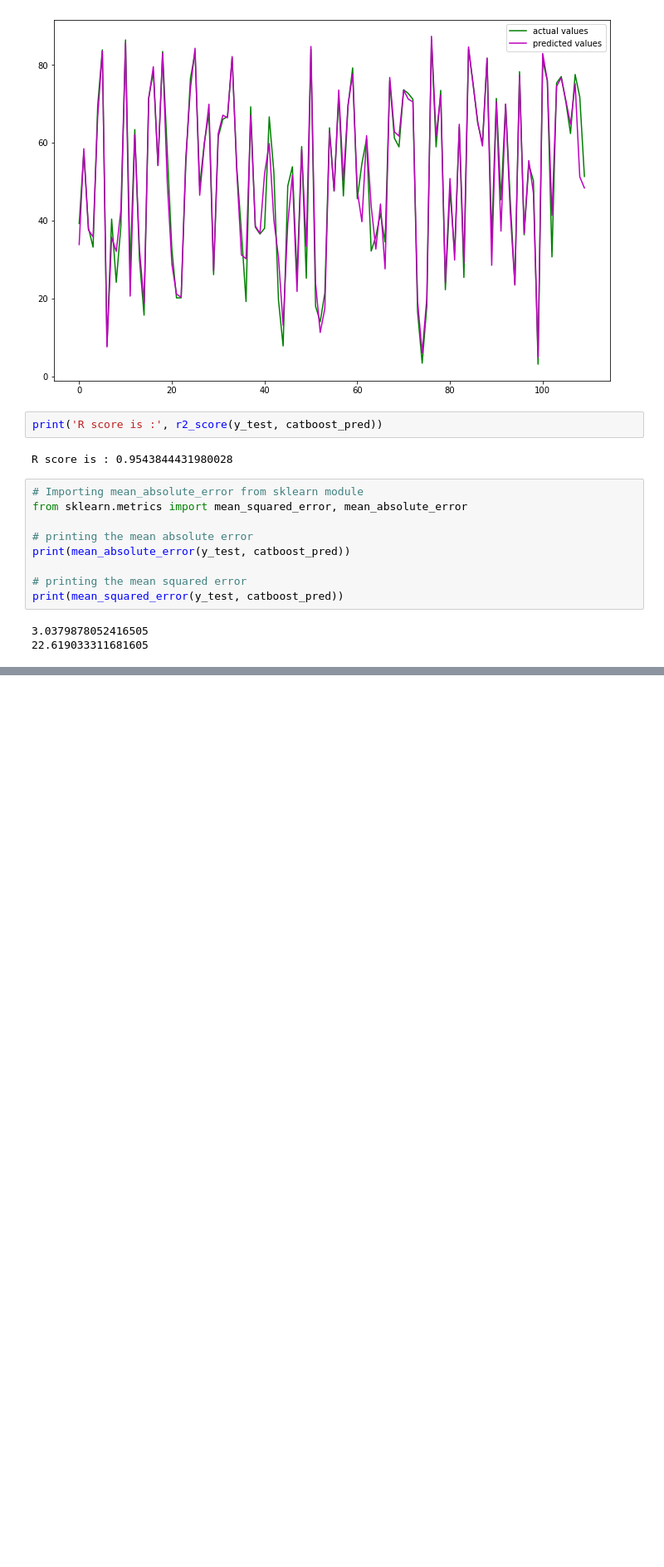
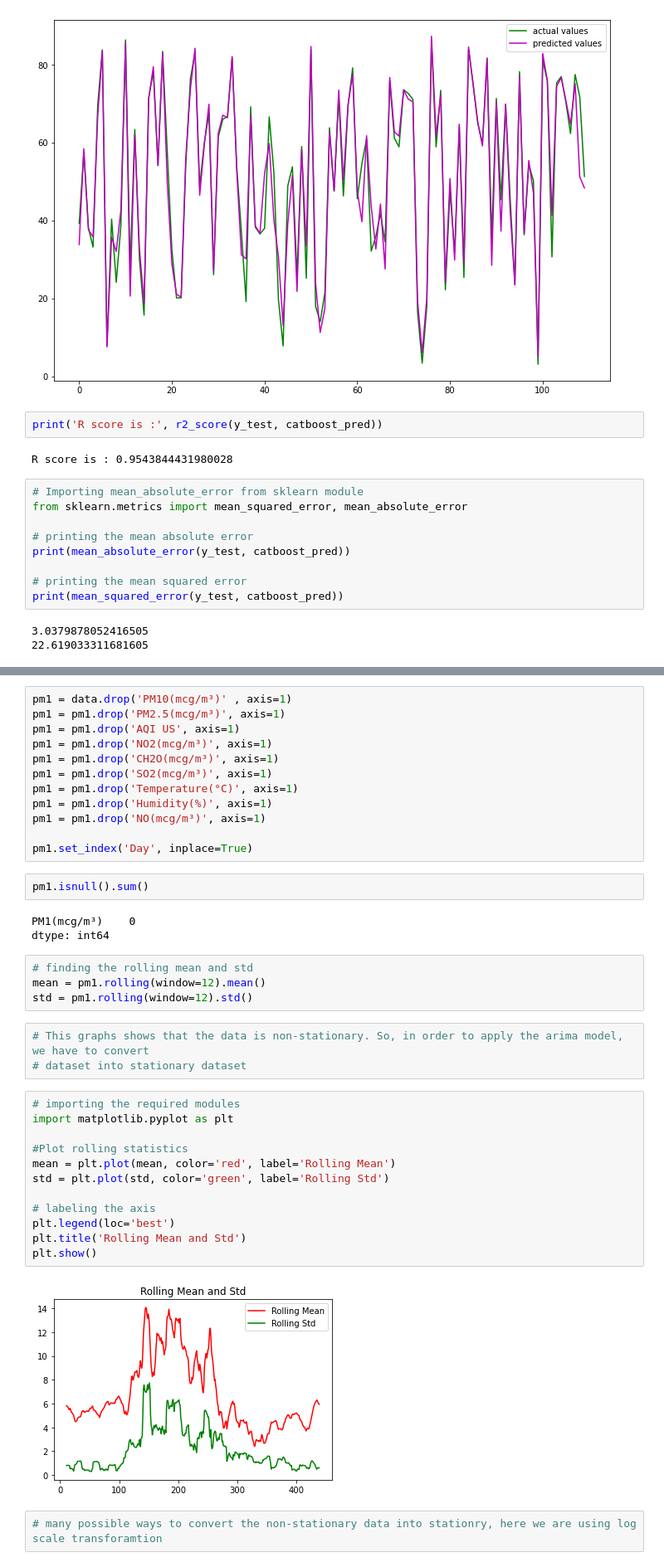
Before and after one commit to bashiralam185/Final_year_project, a Jupyter notebook: Datasets/PM1-PM10.ipynb, the cells around one changed output, grey strips where cells are left out. Shown at 83% size. Cells and saved outputs as stored; diff of their text form; blank space fills up the shorter version.

Commit message:
Applied arima model

```diff
--- a/Datasets/PM1-PM10.ipynb
+++ b/Datasets/PM1-PM10.ipynb
@@ -605,0 +618,40 @@ plt.show()
+# %%
+pm1 = data.drop('PM10(mcg/m³)' , axis=1)
+pm1 = pm1.drop('PM2.5(mcg/m³)', axis=1)
+pm1 = pm1.drop('AQI US', axis=1)
+pm1 = pm1.drop('NO2(mcg/m³)', axis=1)
+pm1 = pm1.drop('CH2O(mcg/m³)', axis=1)
+pm1 = pm1.drop('SO2(mcg/m³)', axis=1)
+pm1 = pm1.drop('Temperature(°C)', axis=1)
+pm1 = pm1.drop('Humidity(%)', axis=1)
+pm1 = pm1.drop('NO(mcg/m³)', axis=1)
+
+pm1.set_index('Day', inplace=True)
+# %%
+pm1.isnull().sum()
+# %% [output]
+PM1(mcg/m³)    0
+dtype: int64
+# %%
+# finding the rolling mean and std
+mean = pm1.rolling(window=12).mean()
+std = pm1.rolling(window=12).std()
+# %%
+# This graphs shows that the data is non-stationary. So, in order to apply the arima model, we have to convert
+# dataset into stationary dataset
+# %%
+# importing the required modules
+import matplotlib.pyplot as plt
+
+#Plot rolling statistics
+mean = plt.plot(mean, color='red', label='Rolling Mean')
+std = plt.plot(std, color='green', label='Rolling Std')
+
+# labeling the axis
+plt.legend(loc='best')
+plt.title('Rolling Mean and Std')
+plt.show()
+# %% [output]
+[figure, added]
+# %%
+# many possible ways to convert the non-stationary data into stationry, here we are using log scale transforamtion
```
Also changed, not shown: parts of 46 cells of this notebook, 6 other files.
